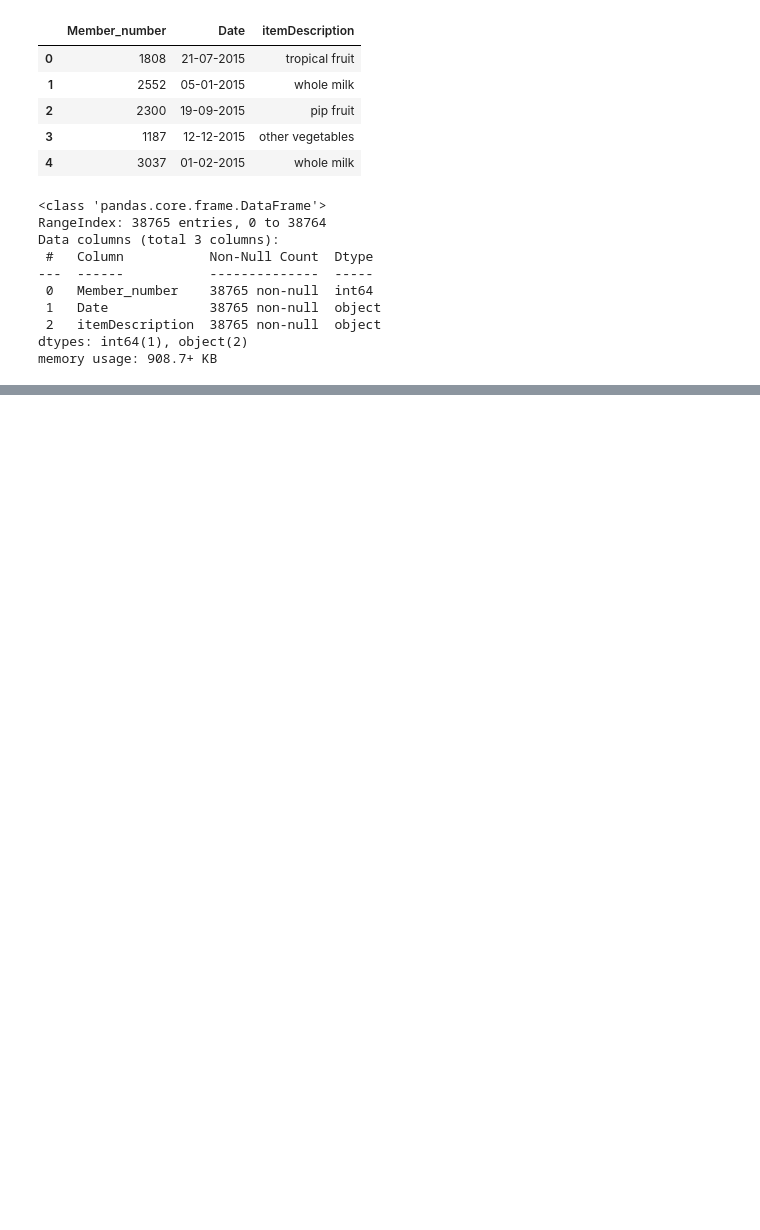
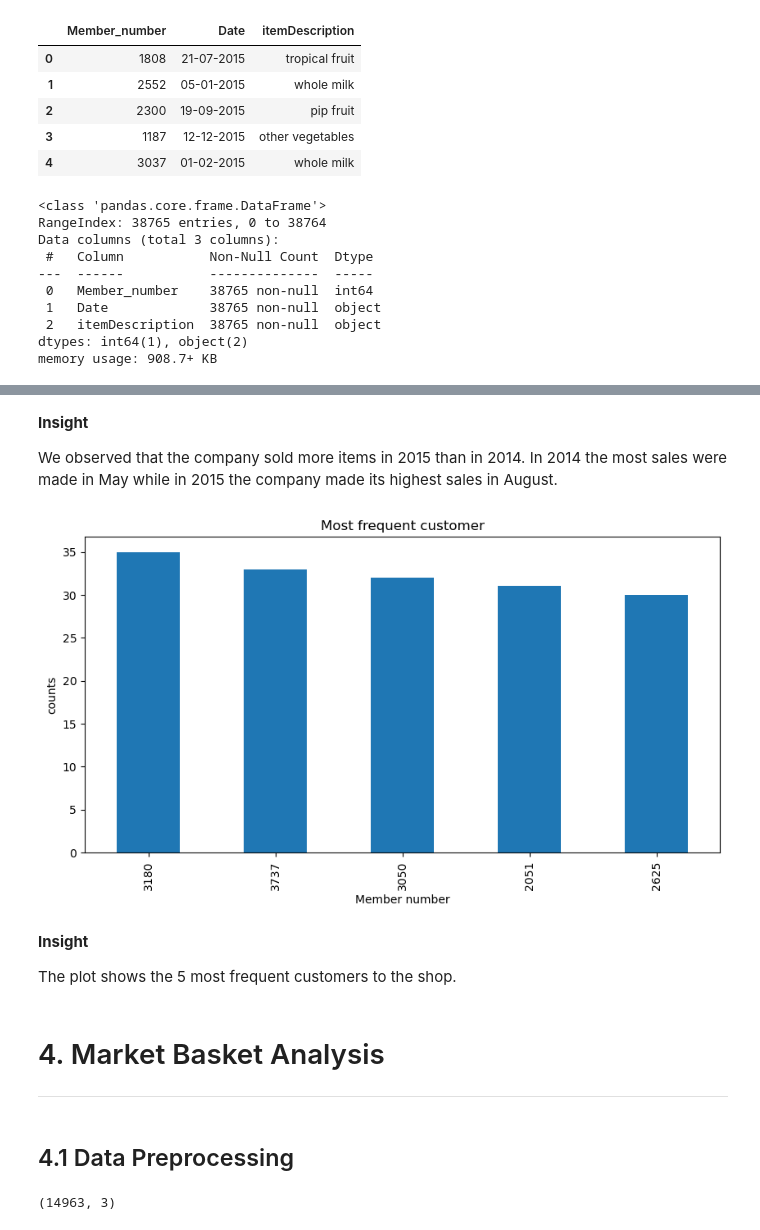
Before and after one commit to OhuneneIbrahim/Market-Basket-Analysis, a Jupyter notebook: Market_basket_analysis.ipynb, the cells around one changed output, grey strips where cells are left out. Drawn from its saved outputs; the diff is of its cells as text; code cells hidden in the pictures; blank space fills up the shorter version.

```diff
--- a/Market_basket_analysis.ipynb
+++ b/Market_basket_analysis.ipynb
@@ -38,0 +324,25 @@ df.head()
+# %% [markdown]
+ **Insight**
+
+   We observed that the company sold more items in 2015 than in 2014. In 2014 the most sales were made in May while in 2015 the company made its highest sales in August.
+# %%
+plt.figure(figsize=(10, 5))
+df["Member_number"].value_counts().nlargest().plot(kind= "bar")
+plt.title("Most frequent customer")
+plt.xlabel("Member number")
+plt.ylabel("counts")
+plt.show()
+# %% [output]
+[figure, added]
+# %% [markdown]
+**Insight**
+
+The plot shows the 5 most frequent customers to the shop.
+# %% [markdown]
+<a name="mba"></a>
+
+# 4. Market Basket Analysis
+---
+# %% [markdown]
+<a name="Dprep"></a>
+## 4.1 Data Preprocessing
@@ -38,0 +352,4 @@ df.head()
+# %%
+basket_df.shape
+# %% [output]
+(14963, 3)
```
Also changed, not shown: parts of 69 cells of this notebook, 1 other file.
